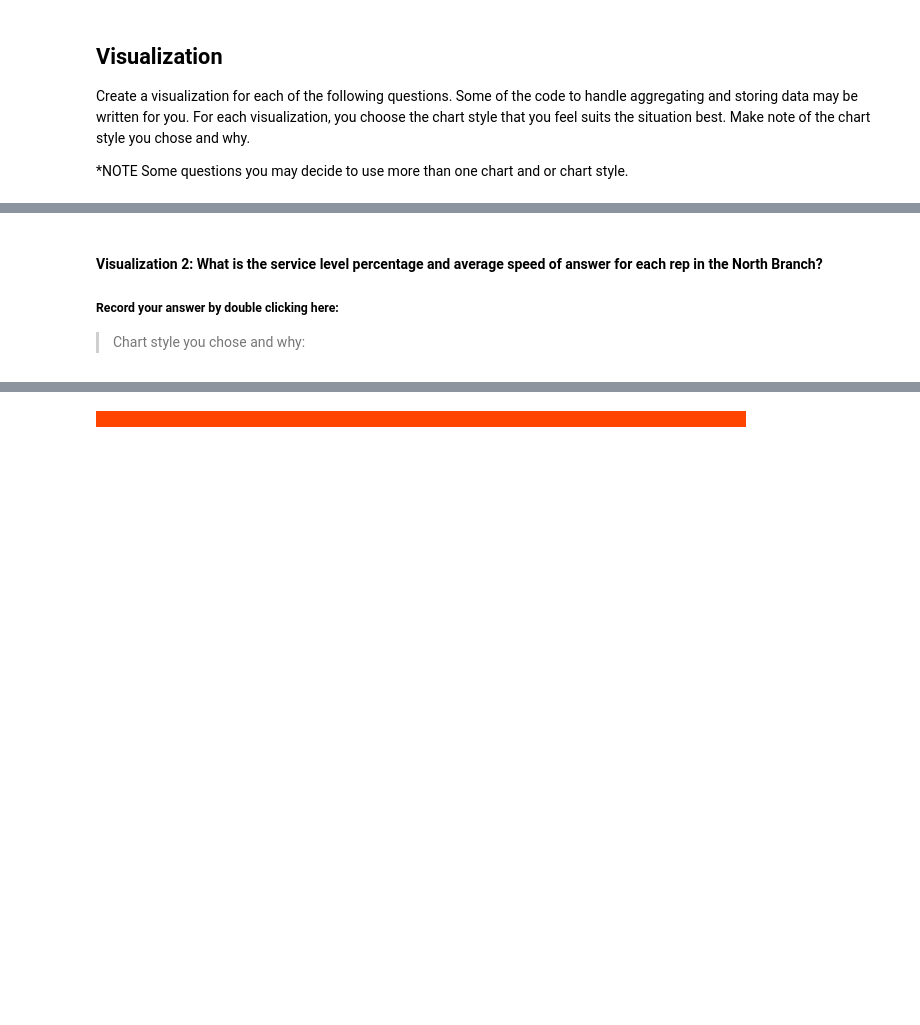
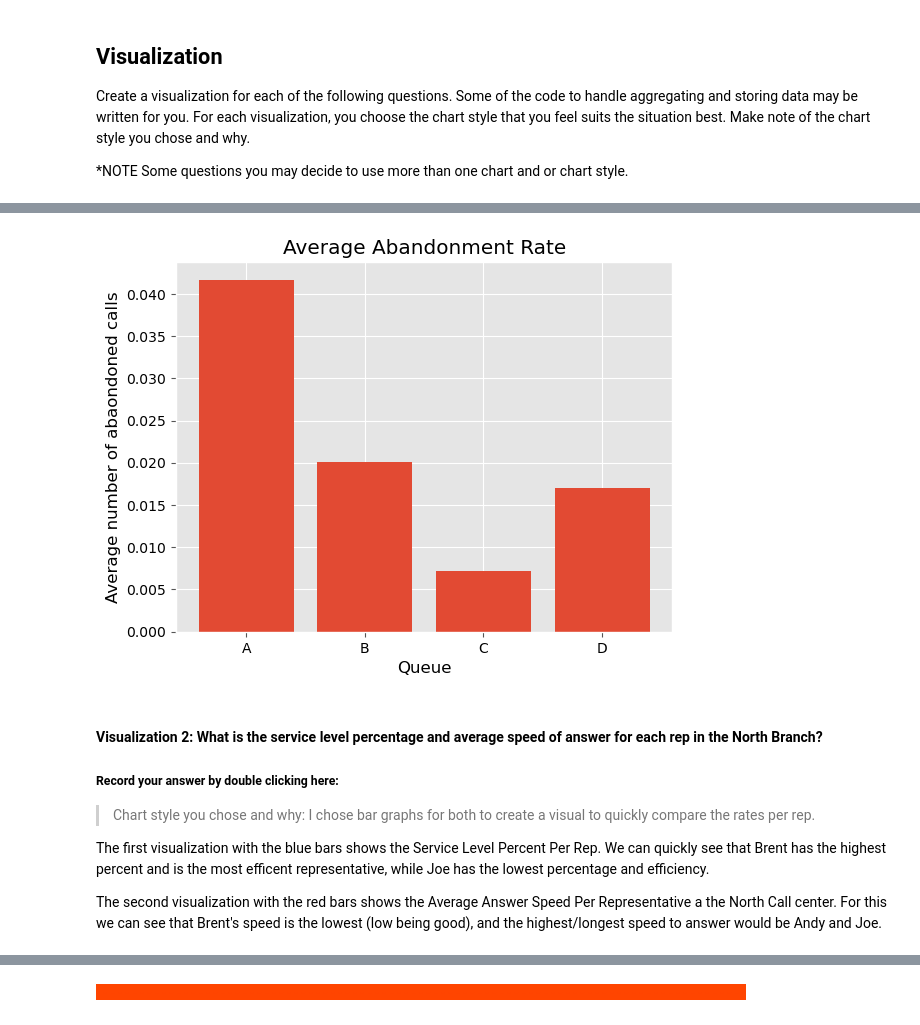
Before and after one commit to longse2/call-center-cleanup-assignment2, a Jupyter notebook: Call_Center_Cleanup.ipynb, the cells around one changed output, grey strips where cells are left out. Cells and saved outputs as stored; diff of their text form; code cells hidden in the pictures; blank space fills up the shorter version.

Commit message:
finished visualization

```diff
--- a/Call_Center_Cleanup.ipynb
+++ b/Call_Center_Cleanup.ipynb
@@ -627,22 +642,51 @@ Create a visualization for each of the following questions. Some of the code to
 # %%
 # Create visualization 1 here
 # Import any additional libraries needed with alias
-
+# The following were already imported at the beginning
+# import matplotlib
+# import matplotlib.pyplot as plt
+# import numpy as np
 
 
 # The dictionary abandonment_rates has the data you need.
 abandonment_rates = {}
 queues = ["A", "B", "C", "D"]
 queue_dict = df.groupby("Queue").agg("sum")
 for i in range(4):
     abandonment_rates[queues[i]] = queue_dict["Abandoned"][i] / queue_dict["Calls"][i]
 
 #Your Code Here:
+
+# df_tot = pd.DataFrame(df.loc[:, abandonment_rates].sum())
+# df_tot.rename(columns = {0:'total'}, inplace = True)
+
+# df_tot.plot(kind = 'bar', legend = False)
+
+style.use('ggplot')
+plt.bar(*zip(*abandonment_rates.items()))
+plt.title('Average Abandonment Rate',color = 'black')
+plt.xticks(color = 'black')
+plt.yticks(color = 'black')
+plt.xlabel('Queue',color = 'black')
+plt.ylabel('Average number of abaondoned calls',color = 'black')
+plt.savefig('bar_vertical.png')
+
+plt.show()
+
+
+# print(abandonment_rates)
+#{'A': 0.041666666666666664, 'B': 0.020134228187919462, 'C': 0.007246376811594203, 'D': 0.017045454545454544}
+# %% [output]
+[figure, added]
 # %% [markdown]
 #### Visualization 2: What is the service level percentage and average speed of answer for each rep in the North Branch?
 ##### Record your answer by double clicking here:
 
-> Chart style you chose and why:
+> Chart style you chose and why: I chose bar graphs for both to create a visual to quickly compare the rates per rep.
+
+The first visualization with the blue bars shows the Service Level Percent Per Rep. We can quickly see that Brent has the highest percent and is the most efficent representative, while Joe has the lowest percentage and efficiency.
+
+The second visualization with the red bars shows the Average Answer Speed Per Representative a the North Call center. For this we can see that Brent's speed is the lowest (low being good), and the highest/longest speed to answer would be Andy and Joe.
 # %%
 # Create visualization 2 here
 # north_plt contains the data you need for the average speed of answer of each rep
```
Also changed, not shown: parts of 69 cells of this notebook, 8 other files.
